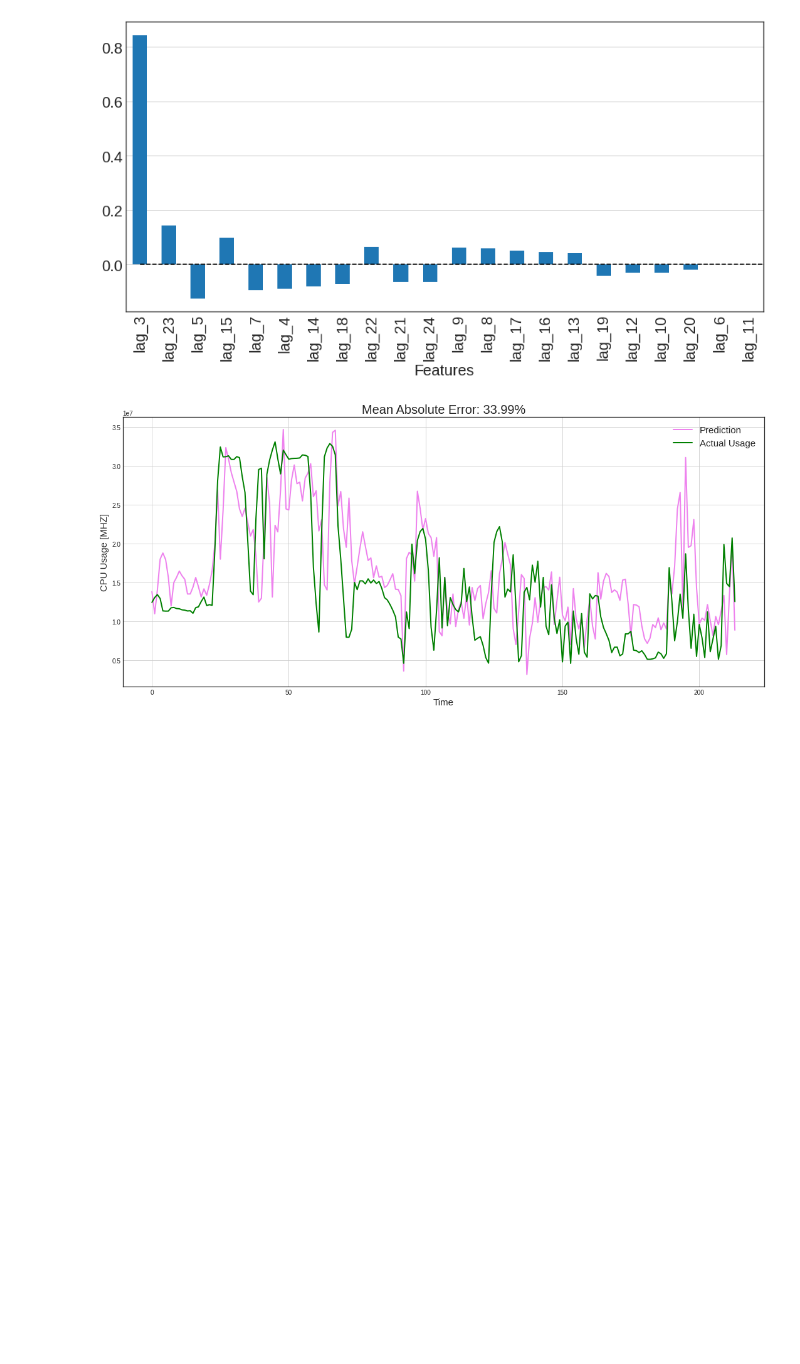
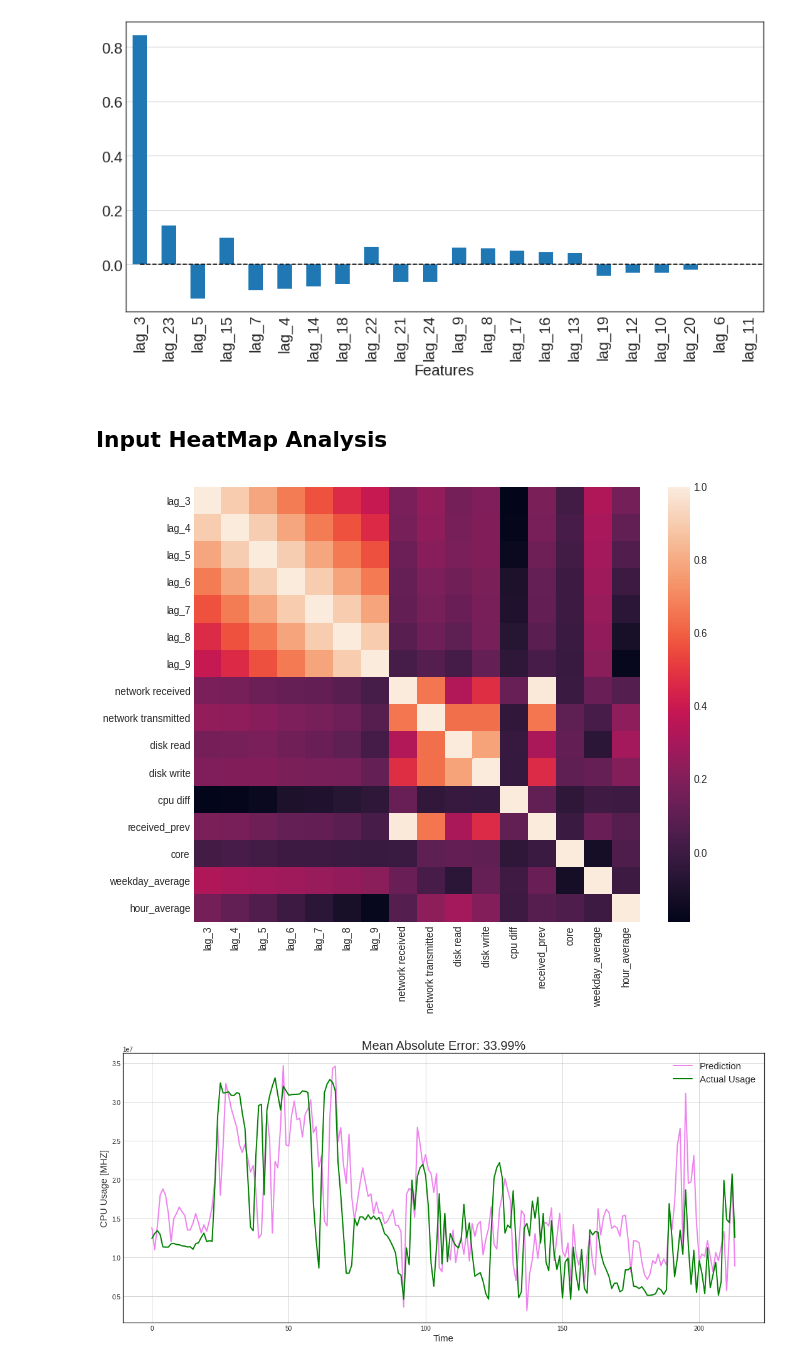
Before and after one commit to psaini79/Cloud-Resource-Analyzer, a Jupyter notebook: src/LinearRegression.ipynb, the cells around one changed output. Saved outputs shown, nothing was run; the diff lists cells and outputs as text; code cells hidden in the pictures; blank space fills up the shorter version.

Commit message:
Heatmap added for input data analysis

```diff
--- a/src/LinearRegression.ipynb
+++ b/src/LinearRegression.ipynb
@@ -328,6 +328,13 @@ def prepareData(series, lag_start, lag_end, test_size, target_encoding=False):
 # reserve 30% of data for testing
 X_train, X_test, y_train, y_test =\
 prepareData(hourlydat[['CPU usage [MHZ]']], lag_start=3, lag_end=10, test_size=0.3, target_encoding=True)
+# %% [markdown]
+## Input HeatMap Analysis
+# %%
+plt.figure(figsize=(10, 8))
+sns.heatmap(X_train.corr());
+# %% [output]
+[figure, added]
 # %%
 from sklearn.preprocessing import StandardScaler
 scaler = StandardScaler()
```
